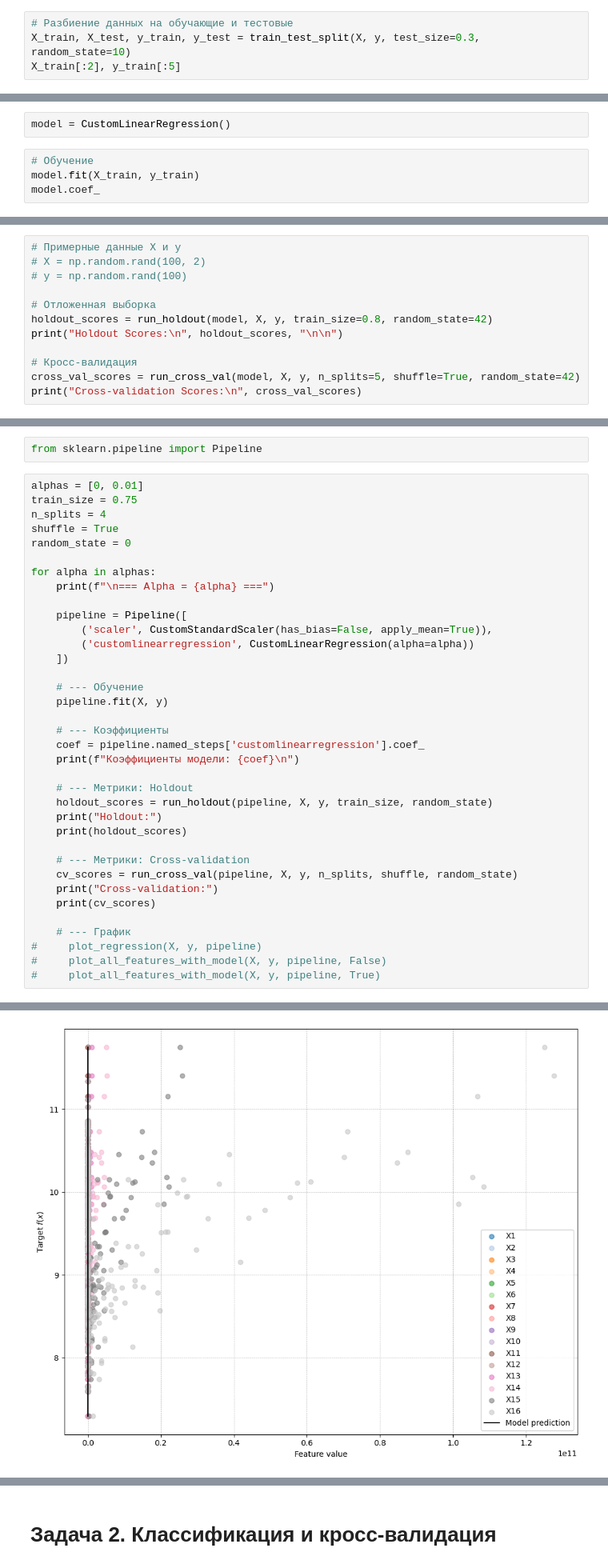
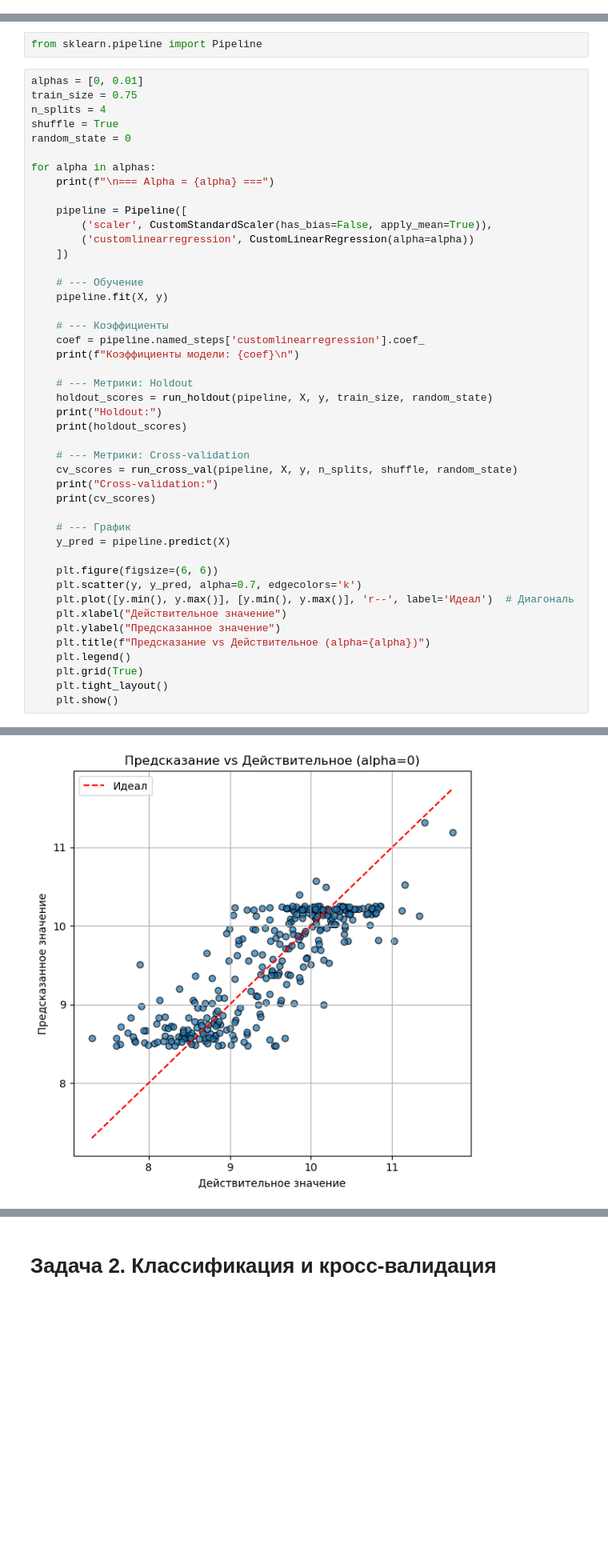
Before and after one commit to SARWX/mlmethods, a Jupyter notebook: task2.ipynb, the cells around one changed output, grey strips where cells are left out. Shown at 80% size. Saved outputs shown, nothing was run; the diff lists cells and outputs as text; blank space fills up the shorter version.

```diff
--- a/task2.ipynb
+++ b/task2.ipynb
@@ -257,4 +128,0 @@ from sklearn.model_selection import train_test_split
-# %%
-# Разбиение данных на обучающие и тестовые
-X_train, X_test, y_train, y_test = train_test_split(X, y, test_size=0.3, random_state=10)
-X_train[:2], y_train[:5]
@@ -279,6 +128,0 @@ X_train[:2], y_train[:5]
-# %%
-model = CustomLinearRegression()
-# %%
-# Обучение
-model.fit(X_train, y_train)
-model.coef_
@@ -489,12 +310,0 @@ def run_cross_val(model, X, y, n_splits, shuffle, random_state) -> dict:
-# %%
-# Примерные данные X и y
-# X = np.random.rand(100, 2)
-# y = np.random.rand(100)
-
-# Отложенная выборка
-holdout_scores = run_holdout(model, X, y, train_size=0.8, random_state=42)
-print("Holdout Scores:\n", holdout_scores, "\n\n")
-
-# Кросс-валидация
-cross_val_scores = run_cross_val(model, X, y, n_splits=5, shuffle=True, random_state=42)
-print("Cross-validation Scores:\n", cross_val_scores)
@@ -541,34 +344,43 @@ for alpha in alphas:
     # --- Обучение
     pipeline.fit(X, y)
 
     # --- Коэффициенты
     coef = pipeline.named_steps['customlinearregression'].coef_
     print(f"Коэффициенты модели: {coef}\n")
 
     # --- Метрики: Holdout
     holdout_scores = run_holdout(pipeline, X, y, train_size, random_state)
     print("Holdout:")
     print(holdout_scores)
 
     # --- Метрики: Cross-validation
     cv_scores = run_cross_val(pipeline, X, y, n_splits, shuffle, random_state)
     print("Cross-validation:")
     print(cv_scores)
 
     # --- График
-#     plot_regression(X, y, pipeline)
-#     plot_all_features_with_model(X, y, pipeline, False)
-#     plot_all_features_with_model(X, y, pipeline, True)
+    y_pred = pipeline.predict(X)
+
+    plt.figure(figsize=(6, 6))
+    plt.scatter(y, y_pred, alpha=0.7, edgecolors='k')
+    plt.plot([y.min(), y.max()], [y.min(), y.max()], 'r--', label='Идеал')  # Диагональ
+    plt.xlabel("Действительное значение")
+    plt.ylabel("Предсказанное значение")
+    plt.title(f"Предсказание vs Действительное (alpha={alpha})")
+    plt.legend()
+    plt.grid(True)
+    plt.tight_layout()
+    plt.show()
 # %% [output]
 === Alpha = 0 ===
 Коэффициенты модели: [ 9.44892102e+00 -7.03547940e+01  2.20182480e+03 -3.36366924e+04
   2.78092237e+05 -1.36673313e+06  4.20056988e+06 -8.17021172e+06
   9.76537403e+06 -6.57353332e+06  2.26829454e+06 -9.62548645e+05
  -1.60704139e+05  3.53543413e+06 -5.07894556e+06  2.91979308e+06
  -6.23376338e+05]
 
 Holdout:
 {'train_mse': 0.40389816578817256, 'train_r2': 0.4327859634140475, 'test_mse': 0.5138313305105595, 'test_r2': 0.31471541331026487}
 Cross-validation:
 {'mean_train_mse': 0.31292503814057665, 'mean_train_r2': 0.5657209611303098, 'mean_test_mse': 0.35567023307491763, 'mean_test_r2': 0.5089972907420912}
-[figure, old version]
+[figure, new version]
```
Also changed, not shown: parts of 79 cells of this notebook.
